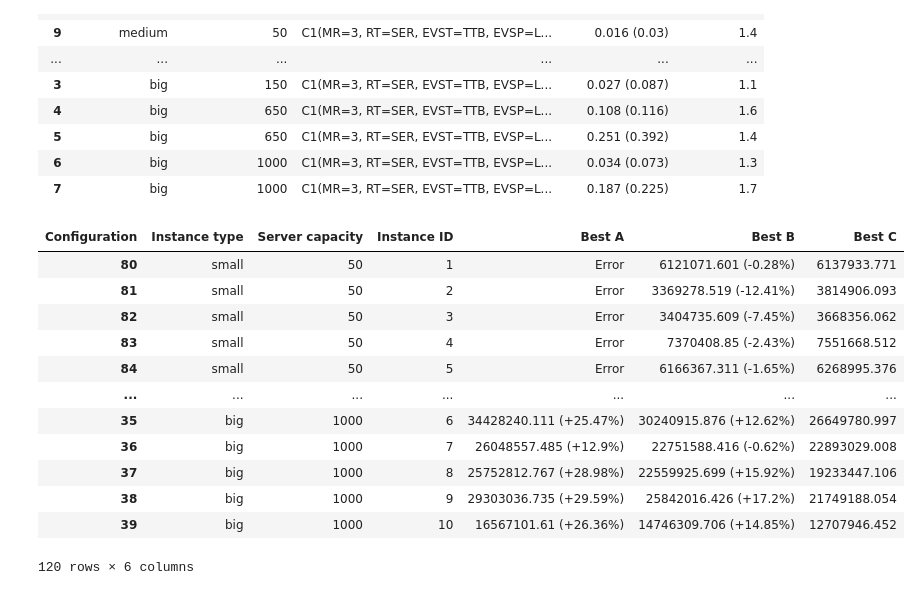
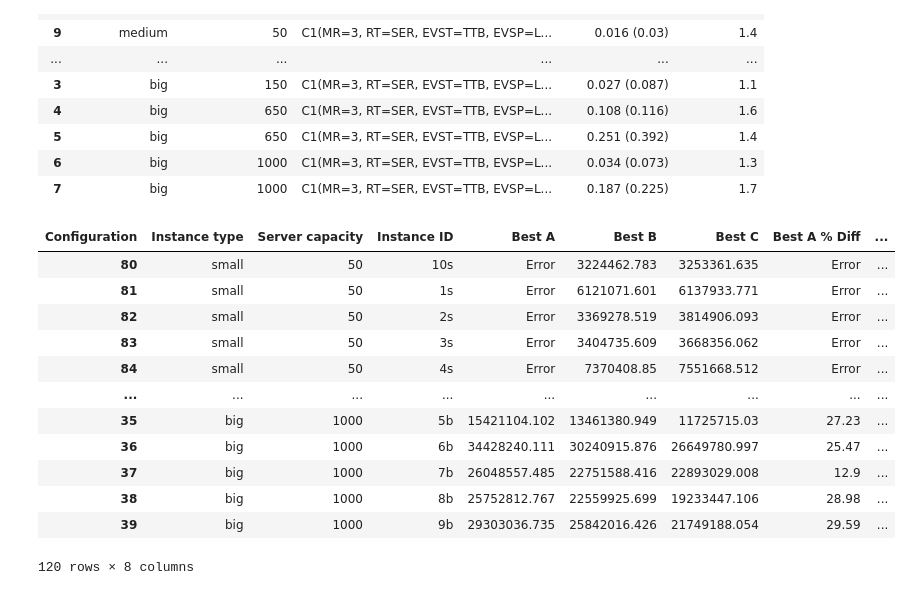
Before and after one commit to codeurjc/FacebookVideosLive18-Analysis, a Jupyter notebook: irace.ipynb, the cells around one changed output. Cells and saved outputs as stored; diff of their text form; code cells hidden in the pictures.

Commit message:
more tables and plots

```diff
--- a/irace.ipynb
+++ b/irace.ipynb
@@ -1120,56 +1156,72 @@ best_elite_stats_winners_all["Configuration"] = best_elite_stats_winners_all["Co
 # Instead of converting "Cost" to numeric and coercing errors to NaN, keep "E" as is and only convert numeric values.
 def safe_to_numeric(val):
     try:
         return float(val)
     except (ValueError, TypeError):
         if val == "E":
             return "Error"  # keep "E" as is
-        return val  # keep "E" or any non-numeric value
+        return val  # keep any non-numeric value
 
 best_elite_stats_winners_all["Cost"] = best_elite_stats_winners_all["Cost"].apply(safe_to_numeric)
-best_elite_stats_winners_all["Instance"] = best_elite_stats_winners_all["Instance"].str.replace("t", "").astype(int)
+def _replace_t(row):
+    inst = row.get("Instance")
+    if pd.isna(inst):
+        return inst
+    inst = str(inst)
+    if not inst.endswith("t"):
+        return inst
+    suffix = {"small": "s", "medium": "m", "big": "b"}.get(row.get("Instance type"), "")
+    return inst[:-1] + suffix if suffix else inst
+
+best_elite_stats_winners_all["Instance"] = best_elite_stats_winners_all.apply(_replace_t, axis=1)
 best_elite_stats_winners_all = best_elite_stats_winners_all.rename(columns={"Instance": "Instance ID"})
 
 # Pivot, but use aggfunc='first' to preserve "E" if present
 best_elite_stats_winners_all_pivot = best_elite_stats_winners_all.pivot_table(
     index=["Instance type", "Server capacity", "Instance ID"],
     columns="Configuration",
     values="Cost",
     aggfunc="first"
 ).reset_index().sort_values(by=["Instance type", "Server capacity", "Instance ID"], ascending=[False, True, True])
+
 def add_pct_diff(df):
     def percent_diff(a, b):
-        if isinstance(a, (int, float)) and isinstance(b, (int, float)):
-            return round(100 * (a - b) / ((a + b) / 2), 2)
-        return None
+        return round(100 * (a - b) / ((a + b) / 2), 2)
 
     result = df.copy()
+    result["Best A % Diff"] = None
+    result["Best B % Diff"] = None
+
     for idx, row in df.iterrows():
         best_c = row.get("Best C")
-        for col in ["Best A", "Best B"]:
+        for col, pct_col in [("Best A", "Best A % Diff"), ("Best B", "Best B % Diff")]:
             val = row.get(col)
-            if isinstance(val, (int, float)) and isinstance(best_c, (int, float)):
+            if isinstance(val, (int, float, np.floating)) and isinstance(best_c, (int, float, np.floating)):
                 diff = percent_diff(val, best_c)
-                sign = "" if diff <= 0 else "+"
-                result.at[idx, col] = f"{val} ({sign}{diff}%)"
-            elif val == "Error" or best_c == "Error":
-                result.at[idx, col] = val
+                result.at[idx, pct_col] = diff
+            else:
+                # propagate 'Error' or leave None
+                if val == "Error" or best_c == "Error":
+                    result.at[idx, pct_col] = "Error"
+                else:
+                    result.at[idx, pct_col] = None
     return result
+
 beswap_with_diff = add_pct_diff(best_elite_stats_winners_all_pivot)
 display(beswap_with_diff)
 # %% [output]
-| Configuration | Instance type | Server capacity | Instance ID | Best A | Best B | Best C |
-| 80 | small | 50 | 1 | Error | 6121071.601 (-0.28%) | 6137933.771 |
-| 81 | small | 50 | 2 | Error | 3369278.519 (-12.41%) | 3814906.093 |
-| 82 | small | 50 | 3 | Error | 3404735.609 (-7.45%) | 3668356.062 |
-| 83 | small | 50 | 4 | Error | 7370408.85 (-2.43%) | 7551668.512 |
-| 84 | small | 50 | 5 | Error | 6166367.311 (-1.65%) | 6268995.376 |
-| ... | ... | ... | ... | ... | ... | ... |
-| 35 | big | 1000 | 6 | 34428240.111 (+25.47%) | 30240915.876 (+12.62%) | 26649780.997 |
-| 36 | big | 1000 | 7 | 26048557.485 (+12.9%) | 22751588.416 (-0.62%) | 22893029.008 |
-| 37 | big | 1000 | 8 | 25752812.767 (+28.98%) | 22559925.699 (+15.92%) | 19233447.106 |
-| 38 | big | 1000 | 9 | 29303036.735 (+29.59%) | 25842016.426 (+17.2%) | 21749188.054 |
-| 39 | big | 1000 | 10 | 16567101.61 (+26.36%) | 14746309.706 (+14.85%) | 12707946.452 |
+| Configuration | Instance type | Server capacity | Instance ID | Best A | Best B | Best C | Best A % Diff | ... |
+| 80 | small | 50 | 10s | Error | 3224462.783 | 3253361.635 | Error | ... |
+| 81 | small | 50 | 1s | Error | 6121071.601 | 6137933.771 | Error | ... |
+| 82 | small | 50 | 2s | Error | 3369278.519 | 3814906.093 | Error | ... |
+| 83 | small | 50 | 3s | Error | 3404735.609 | 3668356.062 | Error | ... |
+| 84 | small | 50 | 4s | Error | 7370408.85 | 7551668.512 | Error | ... |
+| ... | ... | ... | ... | ... | ... | ... | ... | ... |
+| 35 | big | 1000 | 5b | 15421104.102 | 13461380.949 | 11725715.03 | 27.23 | ... |
+| 36 | big | 1000 | 6b | 34428240.111 | 30240915.876 | 26649780.997 | 25.47 | ... |
+| 37 | big | 1000 | 7b | 26048557.485 | 22751588.416 | 22893029.008 | 12.9 | ... |
+| 38 | big | 1000 | 8b | 25752812.767 | 22559925.699 | 19233447.106 | 28.98 | ... |
+| 39 | big | 1000 | 9b | 29303036.735 | 25842016.426 | 21749188.054 | 29.59 | ... |
-120 rows × 6 columns
+120 rows × 8 columns
 # %%
 # select only the needed cols
```
Also changed, not shown: parts of 5 cells of this notebook, 1 other file.
